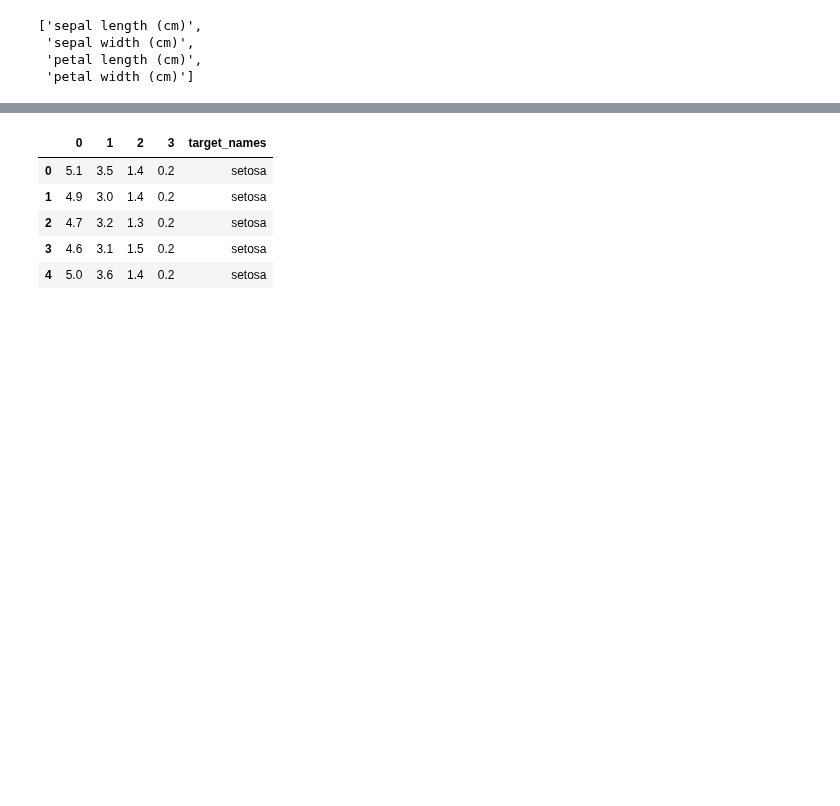
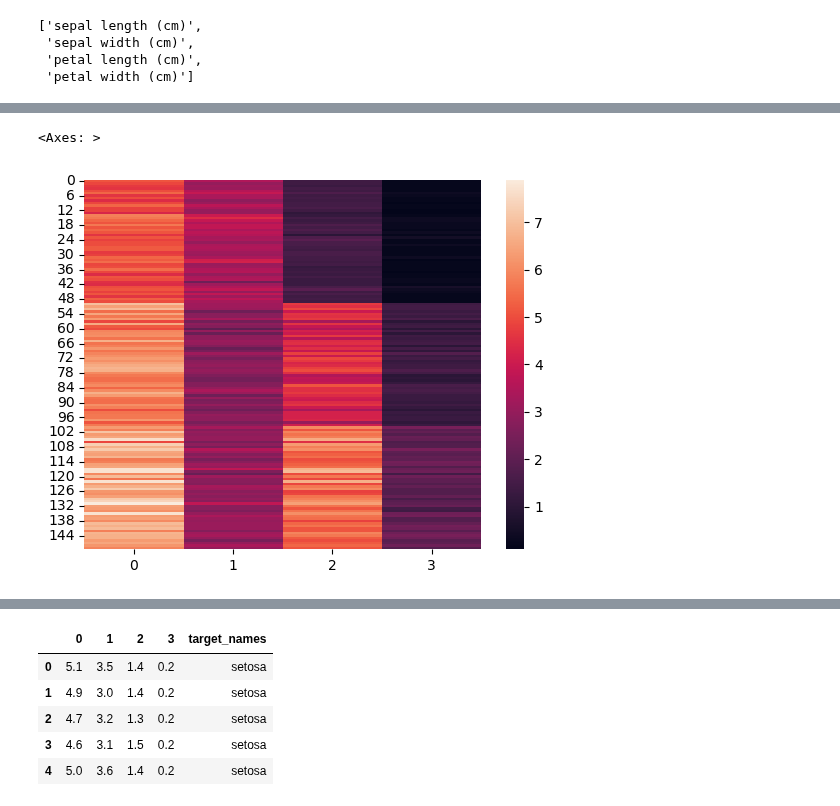
Before and after one commit to Fawas-Anayat/Machine_Learning_Algorithms, a Jupyter notebook: Basic_ML_Concepts/first.ipynb, the cells around one changed output, grey strips where cells are left out. Cells and saved outputs as stored; diff of their text form; code cells hidden in the pictures; blank space fills up the shorter version.

```diff
--- a/Basic_ML_Concepts/first.ipynb
+++ b/Basic_ML_Concepts/first.ipynb
@@ -30,0 +37,8 @@ df.head()
+# %%
+x=df
+y=iris.target
+# %%
+sns.heatmap(x)
+# %% [output]
+<Axes: >
+[figure, added]
```
Also changed, not shown: parts of 8 cells of this notebook.
